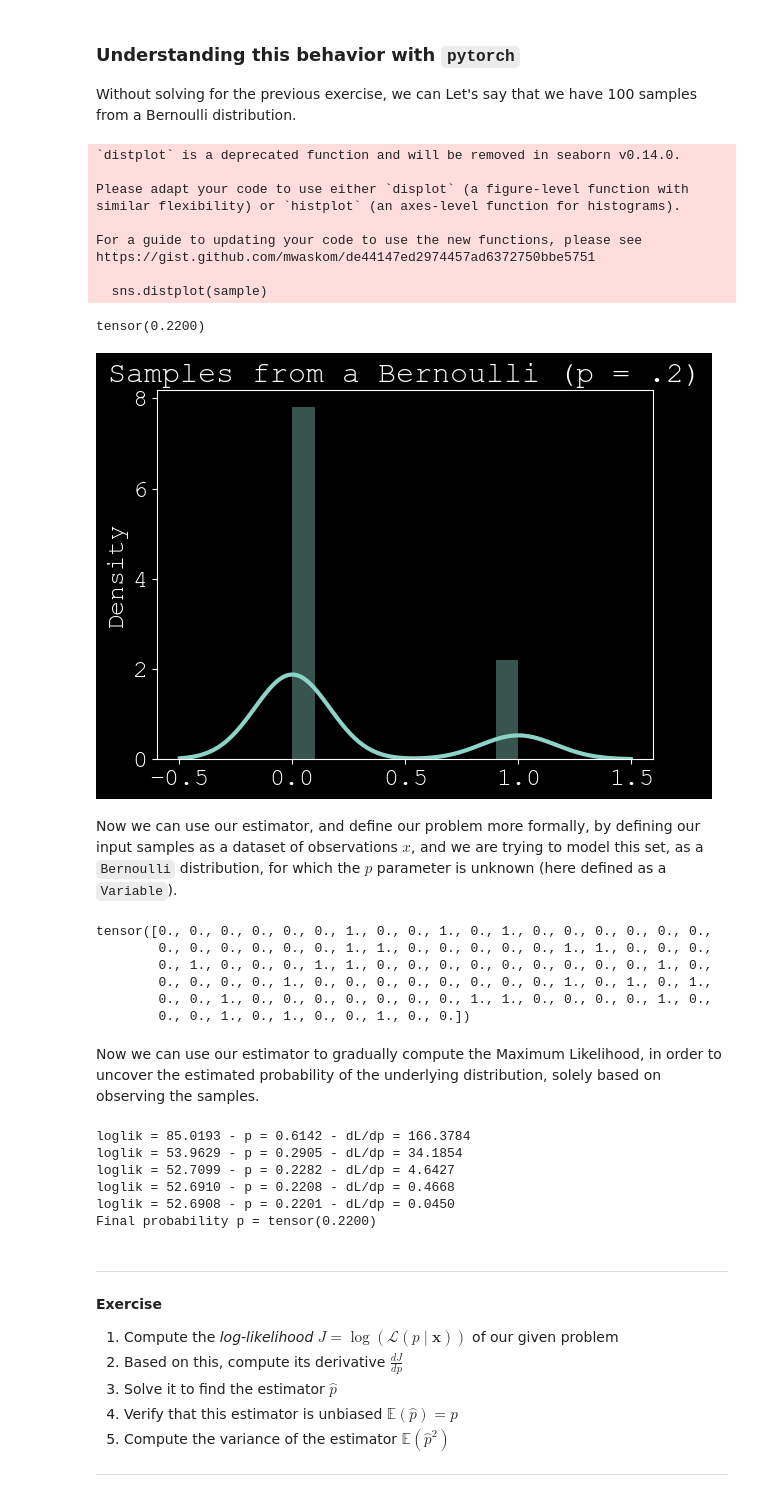
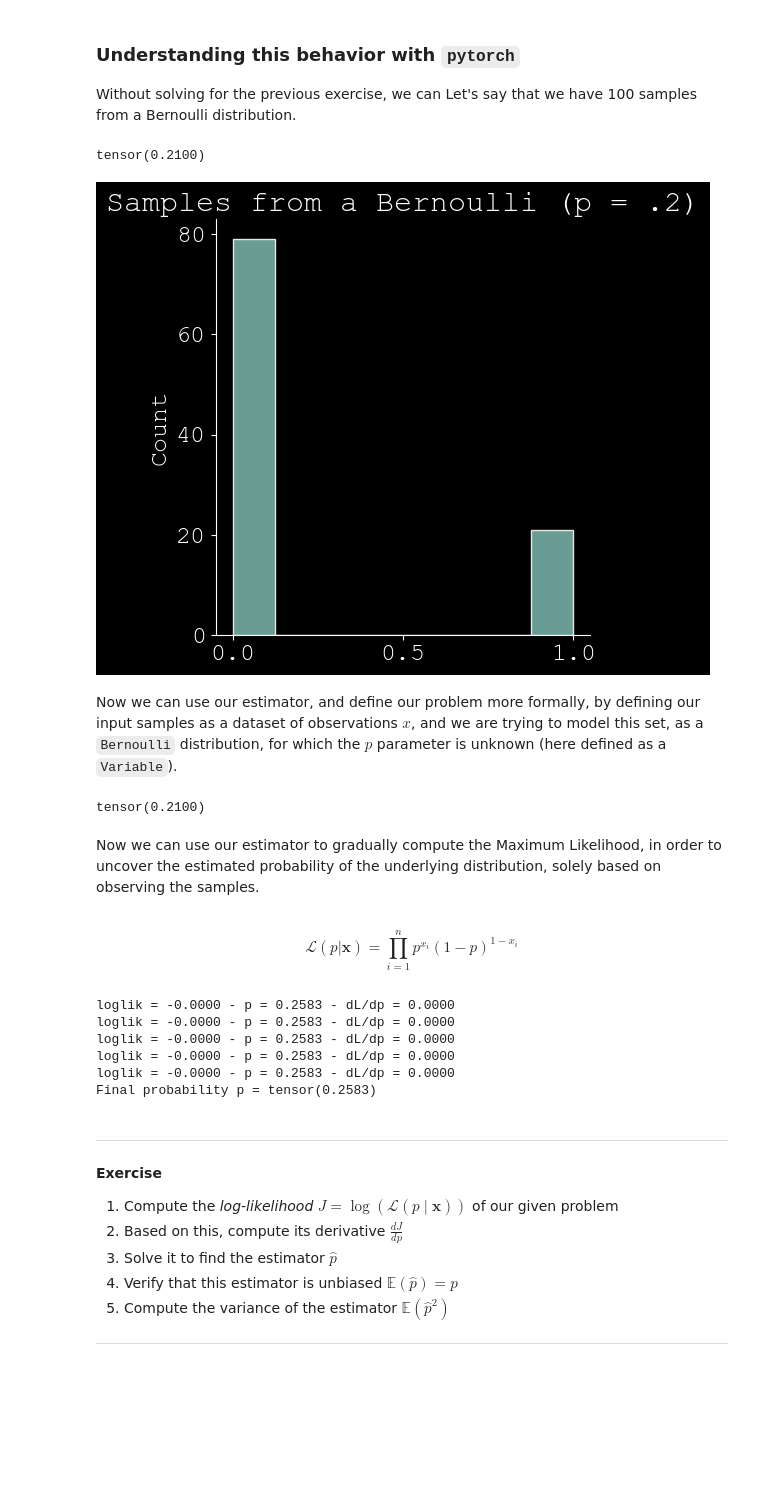
Before and after one commit to peladeaucome/atiam_ml, a Jupyter notebook: 05a_bayesian_inference.ipynb, the cells around one changed output. Cells and saved outputs as stored; diff of their text form; code cells hidden in the pictures; blank space fills up the shorter version.

```diff
--- a/05a_bayesian_inference.ipynb
+++ b/05a_bayesian_inference.ipynb
@@ -153,41 +153,35 @@ Without solving for the previous exercise, we can  Let's say that we have 100 sa
 # %%
 bernoulli = distribution.Bernoulli(0.2)
 sample = bernoulli.sample((100, ))
-sns.distplot(sample)
+sns.displot(sample)
 plt.title("Samples from a Bernoulli (p = .2)")
 torch.mean(sample)
 # %% [output]
-`distplot` is a deprecated function and will be removed in seaborn v0.14.0.
-
-Please adapt your code to use either `displot` (a figure-level function with
-similar flexibility) or `histplot` (an axes-level function for histograms).
-
-For a guide to updating your code to use the new functions, please see
-https://gist.github.com/mwaskom/de44147ed2974457ad6372750bbe5751
-
-  sns.distplot(sample)
+tensor(0.2100)
-tensor(0.2200)
-[figure, old version]
+[figure, new version]
 # %% [markdown]
 Now we can use our estimator, and define our problem more formally, by defining our input samples as a dataset of observations $x$, and we are trying to model this set, as a `Bernoulli` distribution, for which the $p$ parameter is unknown (here defined as a `Variable`).
 # %%
 from torch.autograd import Variable
 x = Variable(sample).type(torch.FloatTensor)
 p = Variable(torch.rand(1), requires_grad=True)
-print(x)
+print(torch.mean(x))
 # %% [output]
-tensor([0., 0., 0., 0., 0., 0., 1., 0., 0., 1., 0., 1., 0., 0., 0., 0., 0., 0.,
-        0., 0., 0., 0., 0., 0., 1., 1., 0., 0., 0., 0., 0., 1., 1., 0., 0., 0.,
-        0., 1., 0., 0., 0., 1., 1., 0., 0., 0., 0., 0., 0., 0., 0., 0., 1., 0.,
-        0., 0., 0., 0., 1., 0., 0., 0., 0., 0., 0., 0., 0., 1., 0., 1., 0., 1.,
-        0., 0., 1., 0., 0., 0., 0., 0., 0., 0., 1., 1., 0., 0., 0., 0., 1., 0.,
-        0., 0., 1., 0., 1., 0., 0., 1., 0., 0.])
+tensor(0.2100)
 # %% [markdown]
 Now we can use our estimator to gradually compute the Maximum Likelihood, in order to uncover the estimated probability of the underlying distribution, solely based on observing the samples.
+# %% [markdown]
+$$
+\begin{equation}
+\mathcal{L}(p|\mathbf{x})= \prod_{i=1}^n p^{ x_i }(1-p)^{1-x_i}
+\end{equation}
+$$
 # %%
-learning_rate = 0.00002
+learning_rate = 1e-2
+x = Variable(sample).type(torch.FloatTensor)
+p = Variable(torch.rand(1), requires_grad=True)
 for t in range(1000):
-    NLL = -torch.sum(torch.log(x*p + (1-x)*(1-p)) )
+    NLL = -torch.prod(torch.pow(p,x)*torch.pow(1-p,1-x))
     NLL.backward()
     if t % 200 == 0:
         print("loglik = %.4f - p = %.4f - dL/dp = %.4f"%(NLL.data.numpy(), p.data.numpy(), p.grad.data.numpy()))
@@ -195,12 +189,12 @@ for t in range(1000):
     p.grad.data.zero_()
 print('Final probability p =', p.data[0])
 # %% [output]
-loglik = 85.0193 - p = 0.6142 - dL/dp = 166.3784
-loglik = 53.9629 - p = 0.2905 - dL/dp = 34.1854
-loglik = 52.7099 - p = 0.2282 - dL/dp = 4.6427
-loglik = 52.6910 - p = 0.2208 - dL/dp = 0.4668
-loglik = 52.6908 - p = 0.2201 - dL/dp = 0.0450
-Final probability p = tensor(0.2200)
+loglik = -0.0000 - p = 0.2583 - dL/dp = 0.0000
+loglik = -0.0000 - p = 0.2583 - dL/dp = 0.0000
+loglik = -0.0000 - p = 0.2583 - dL/dp = 0.0000
+loglik = -0.0000 - p = 0.2583 - dL/dp = 0.0000
+loglik = -0.0000 - p = 0.2583 - dL/dp = 0.0000
+Final probability p = tensor(0.2583)
 # %% [markdown]
 ***
 
```
Also changed, not shown: parts of 6 cells of this notebook, 3 other files.
